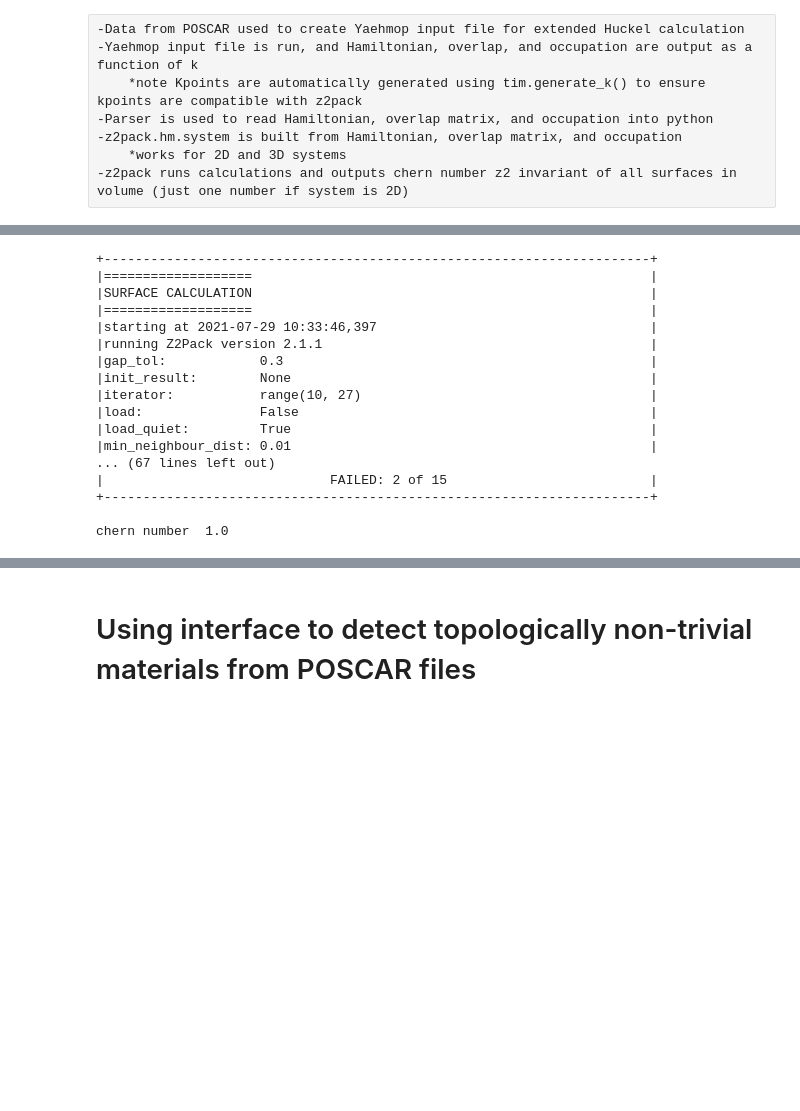
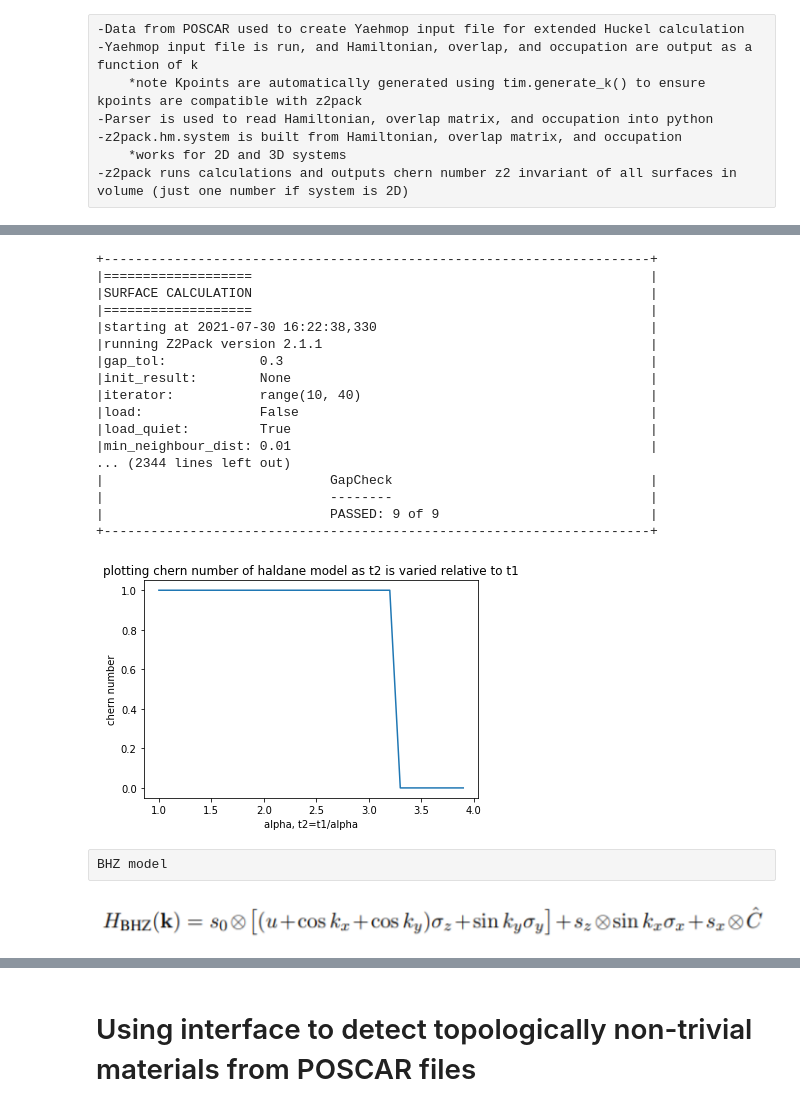
Before and after one commit to dpalmer-anl/topological_diagnosis, a Jupyter notebook: Topology_diagnosis.ipynb, the cells around one changed output, grey strips where cells are left out. Cells and saved outputs as stored; diff of their text form; code cells hidden in the pictures; blank space fills up the shorter version.

```diff
--- a/Topology_diagnosis.ipynb
+++ b/Topology_diagnosis.ipynb
@@ -23,22 +80,48 @@ Haldane Hamiltonian Results in a chern number of 1.0
-# %%
-#get topology of Haldane model as a test, Haldane model results placed in Yaehmop like output file to test functions
-chern_, z2_ = tim.get_topology("haldane_output.OUT")
-print("chern number ",chern_)
-# %% [output]
-+----------------------------------------------------------------------+
-|===================                                                   |
-|SURFACE CALCULATION                                                   |
-|===================                                                   |
-|starting at 2021-07-29 10:33:46,397                                   |
-|running Z2Pack version 2.1.1                                          |
-|gap_tol:            0.3                                               |
-|init_result:        None                                              |
-|iterator:           range(10, 27)                                     |
-|load:               False                                             |
-|load_quiet:         True                                              |
-|min_neighbour_dist: 0.01                                              |
-... (67 lines left out)
-|                             FAILED: 2 of 15                          |
-+----------------------------------------------------------------------+
-
-chern number  1.0
+# %%
+#get topology of Haldane model as a test, Haldane model results placed in Yaehmop like output file to test functions
+#need to figure out how to surpress print statement from z2pack
+alpha=np.arange(1.0,4.0,0.1)
+m, t1, phi=0.5, 1., 0.5 * np.pi
+k_vect=tim.generate_k(nkx=10,nky=10,nkz=10,max_kx=1,max_ky=1,dim=2)
+fname="haldane_output.OUT"
+chern_=[]
+z2_=[]
+for a in alpha:
+    ham=verify.haldane_hamiltonian(m,t1,t1/a,phi)
+    verify.write_yaehmop_output_from_ham(fname,k_vect,ham)
+    c, z = tim.get_topology(fname)
+    chern_.append(c)
+    z2_.append(z)
+chern_=np.array(chern_)
+z2_=np.array(z2_)
+
+plt.plot(alpha,chern_)
+plt.title("plotting chern number of haldane model as t2 is varied relative to t1")
+plt.xlabel("alpha, t2=t1/alpha")
+plt.ylabel("chern number")
+plt.show()
+# %% [output]
++----------------------------------------------------------------------+
+|===================                                                   |
+|SURFACE CALCULATION                                                   |
+|===================                                                   |
+|starting at 2021-07-30 16:22:38,330                                   |
+|running Z2Pack version 2.1.1                                          |
+|gap_tol:            0.3                                               |
+|init_result:        None                                              |
+|iterator:           range(10, 40)                                     |
+|load:               False                                             |
+|load_quiet:         True                                              |
+|min_neighbour_dist: 0.01                                              |
+... (2344 lines left out)
+|                             GapCheck                                 |
+|                             --------                                 |
+|                             PASSED: 9 of 9                           |
++----------------------------------------------------------------------+
+[figure, added]
+# %% [raw]
+BHZ model
+# %%
+Image(filename="bhz_ham.png")
+# %% [output]
+[figure, added]
```
Also changed, not shown: parts of 9 cells of this notebook, 9 other files.
